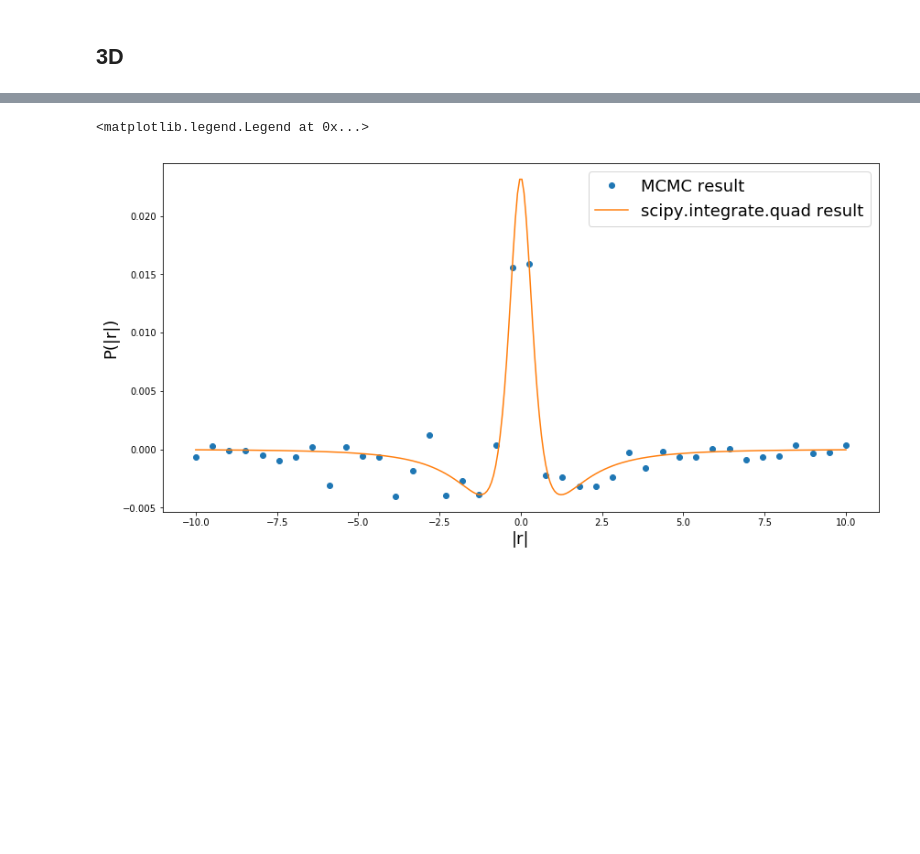
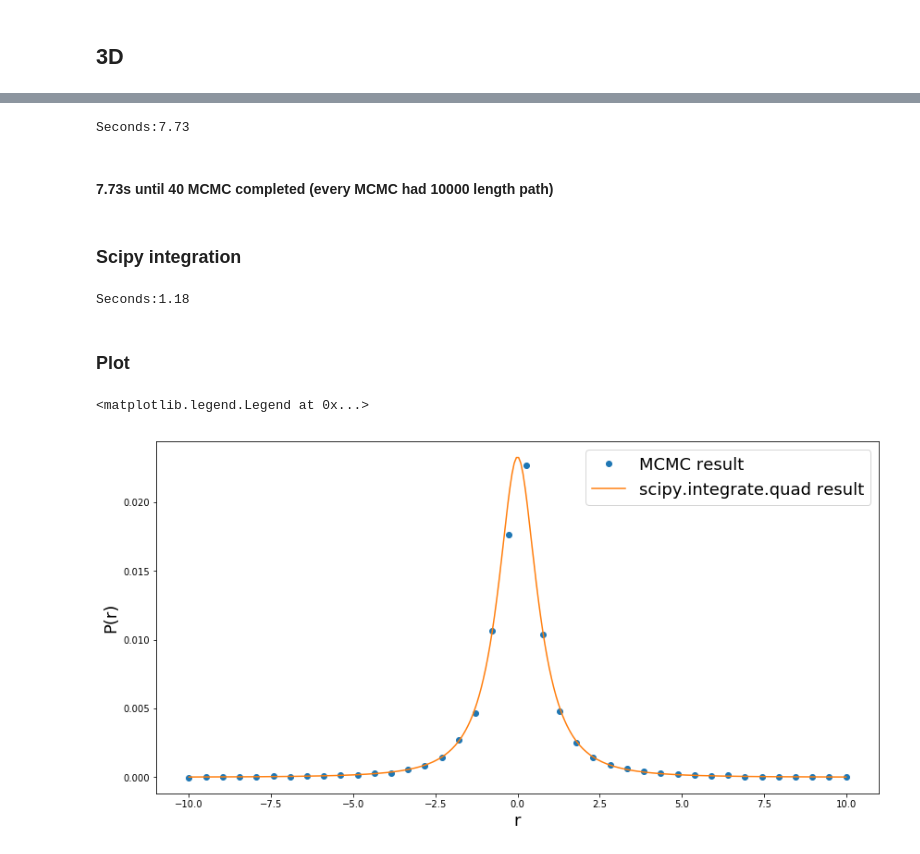
Before and after one commit to qati/HBTCoulombCorrection, a Jupyter notebook: MCMC-Levy.ipynb, the cells around one changed output, grey strips where cells are left out. Saved outputs shown, nothing was run; the diff lists cells and outputs as text; code cells hidden in the pictures; blank space fills up the shorter version.

Commit message:
3D Levy updated. CUDA implementation

```diff
--- a/MCMC-Levy.ipynb
+++ b/MCMC-Levy.ipynb
@@ -98,10 +158,13 @@ plt.legend(fontsize=18)
 # %%
-def f(x, r, alpha, R):
-    return np.exp(1j*np.dot(x,r))*x**2
+# the new f function
+def f3D(x, r, alpha, R):
+    return x*np.sin(x*r)/r
 
+# the 3D levy MCMC changed f and norm factor
 def Levy3D_MCMC(r, alpha, R, num_samples):
     C = integrate.quad(p, -np.inf, np.inf, args=(alpha, R))[0]
-    return 4*np.pi*C*mcmc_1d(num_samples, f, (r, alpha, R), p, (alpha, R))/(2*np.pi)**3  / 2
+    return 4*np.pi*C*mcmc_1d(num_samples, f3D, (r, alpha, R), p, (alpha, R))/(2*np.pi)**3  / 2
 # %%
-def fe(x, r, alpha, R):
-    return 4*np.pi*x**2*np.exp(-np.power(np.linalg.norm(x)*R, alpha))*np.exp(-1j*np.linalg.norm(x)*r).real/(2*np.pi)**3
+# The full function to integrate (for scipy)
+def fLevy3D(x, r, alpha, R):
+    return 4*np.pi*(x*np.sin(x*r)/r)*np.exp(-np.power(np.linalg.norm(x)*R, alpha))/(2*np.pi)**3
@@ -108,16 +175,32 @@ def fe(x, r, alpha, R):
 # %%
+start = time.time()
 x = np.linspace(-10,10,40)
-y = [Levy3D_MCMC(q, 0.7, 3, 5000) for q in x]
+y = [Levy3D_MCMC(q, 0.7, 3, 10000) for q in x]
+rt  = time.time()-start
+print("Seconds:%.2f"%rt)
+# %% [output]
+Seconds:7.73
+# %% [markdown]
+#### 7.73s until 40 MCMC completed (every MCMC had 10000 length path)
+# %% [markdown]
+### Scipy integration
 # %%
+start = time.time()
 x1 = np.linspace(-10,10,300)
-y1 = np.array([integrate.quad(fe, 0, np.inf, args=(q, 0.7, 3))[0] for q in x1])
+y1 = np.array([integrate.quad(fLevy3D, 0, np.inf, args=(q, 0.7, 3))[0] for q in x1])
+rt  = time.time()-start
+print("Seconds:%.2f"%rt)
+# %% [output]
+Seconds:1.18
+# %% [markdown]
+### Plot
 # %%
 plt.figure(0,(14,7))
-plt.xlabel("|r|", fontsize=18)
-plt.ylabel("P(|r|)", fontsize=18)
+plt.xlabel("r", fontsize=18)
+plt.ylabel("P(r)", fontsize=18)
 plt.plot(x,np.real(np.array(y)), 'o', label="MCMC result")
 plt.plot(x1,y1, label="scipy.integrate.quad result")
 plt.legend(fontsize=18)
 # %% [output]
 <matplotlib.legend.Legend at 0x...>
-[figure, old version]
+[figure, new version]
```
Also changed, not shown: parts of 27 cells of this notebook, 2 other files.
